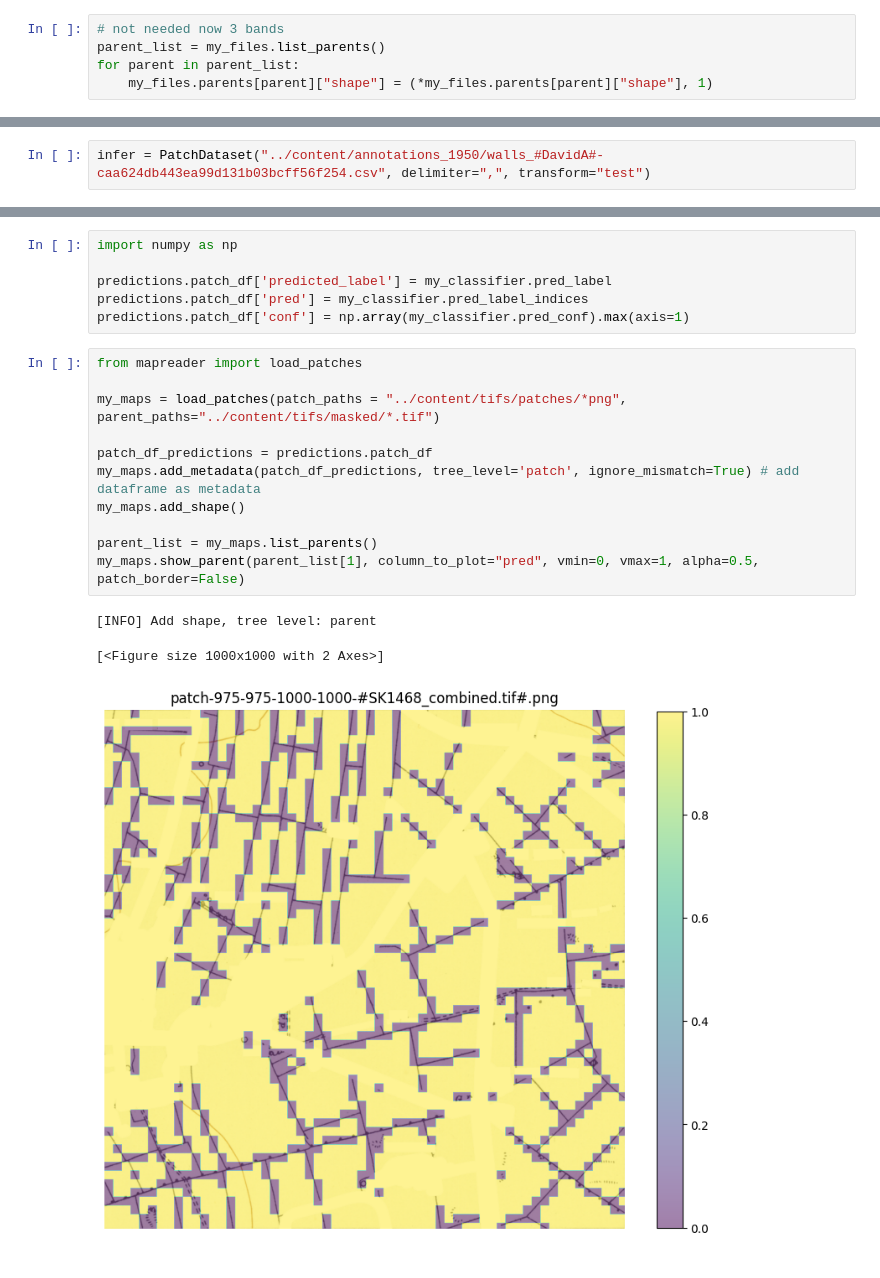
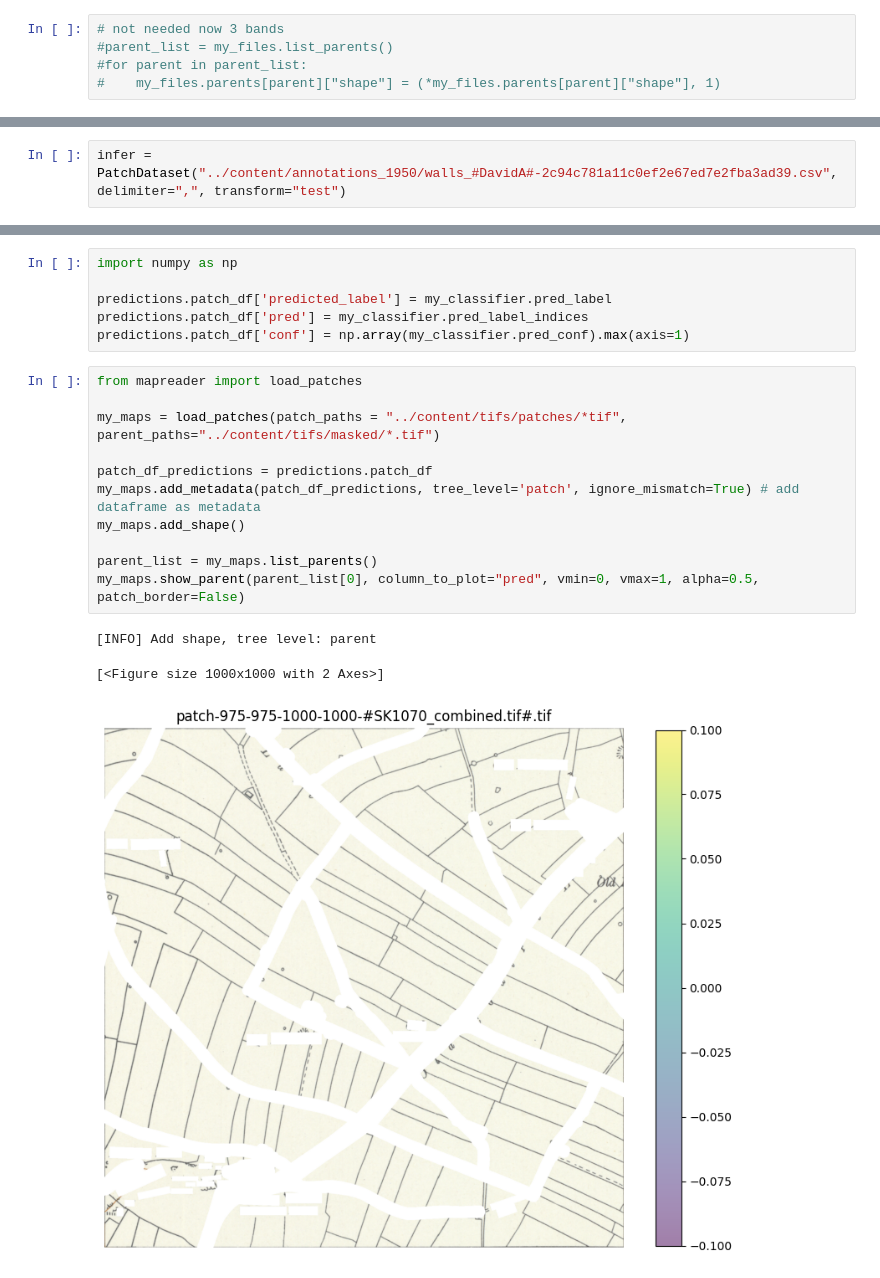
Before and after one commit to pdnpa/cnn-boundaries, a Jupyter notebook: notebooks/map-reader.ipynb, the cells around one changed output, grey strips where cells are left out. Drawn from its saved outputs; the diff is of its cells as text.

```diff
--- a/notebooks/map-reader.ipynb
+++ b/notebooks/map-reader.ipynb
@@ -45,9 +33,9 @@ my_files.parents["SK1070_combined.tif"]["shape"]
 (1492, 1491, 3)
 # %%
 # not needed now 3 bands
-parent_list = my_files.list_parents()
-for parent in parent_list:
-    my_files.parents[parent]["shape"] = (*my_files.parents[parent]["shape"], 1)
+#parent_list = my_files.list_parents()
+#for parent in parent_list:
+#    my_files.parents[parent]["shape"] = (*my_files.parents[parent]["shape"], 1)
 # %% [markdown]
 ### Patchify
 # %%
@@ -285,3 +265,3 @@ from mapreader import PatchDataset
 # %%
-infer = PatchDataset("../content/annotations_1950/walls_#DavidA#-caa624db443ea99d131b03bcff56f254.csv", delimiter=",", transform="test")
+infer = PatchDataset("../content/annotations_1950/walls_#DavidA#-2c94c781a11c0ef2e67ed7e2fba3ad39.csv", delimiter=",", transform="test")
 # %% [output]
@@ -387,15 +369,15 @@ predictions.patch_df['conf'] = np.array(my_classifier.pred_conf).max(axis=1)
 # %%
 from mapreader import load_patches
 
-my_maps = load_patches(patch_paths = "../content/tifs/patches/*png", parent_paths="../content/tifs/masked/*.tif")
+my_maps = load_patches(patch_paths = "../content/tifs/patches/*tif", parent_paths="../content/tifs/masked/*.tif")
 
 patch_df_predictions = predictions.patch_df
 my_maps.add_metadata(patch_df_predictions, tree_level='patch', ignore_mismatch=True) # add dataframe as metadata
 my_maps.add_shape()
 
 parent_list = my_maps.list_parents()
-my_maps.show_parent(parent_list[1], column_to_plot="pred", vmin=0, vmax=1, alpha=0.5, patch_border=False)
+my_maps.show_parent(parent_list[0], column_to_plot="pred", vmin=0, vmax=1, alpha=0.5, patch_border=False)
 # %% [output]
 [INFO] Add shape, tree level: parent
 [<Figure size 1000x1000 with 2 Axes>]
-[figure, old version]
+[figure, new version]
```
Also changed, not shown: parts of 30 cells of this notebook, 2 other files.
